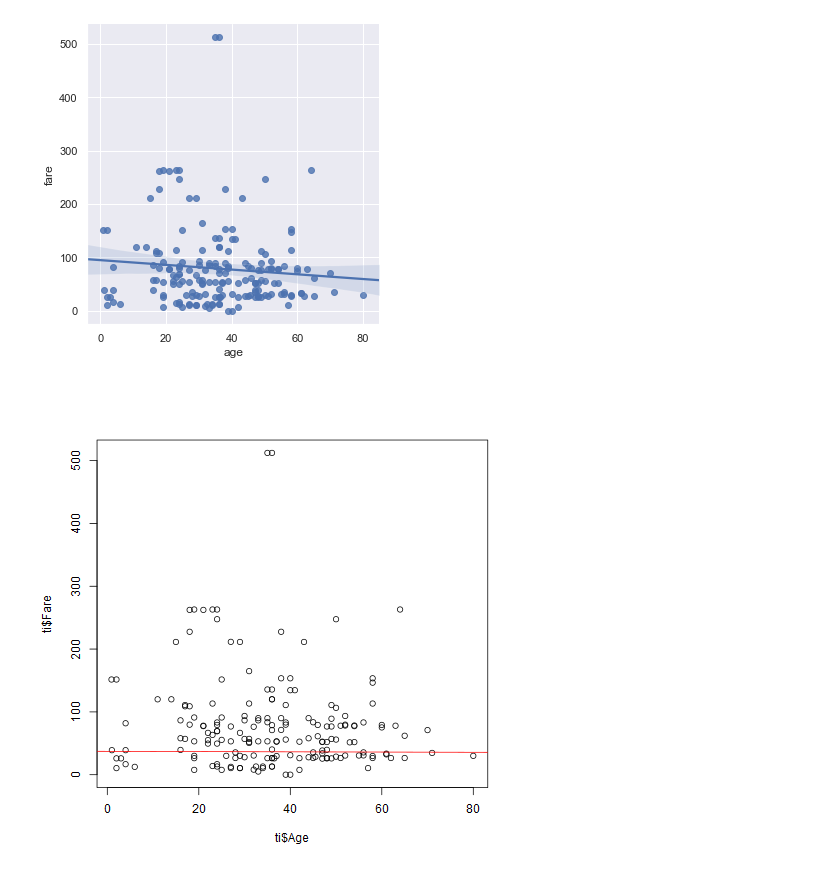
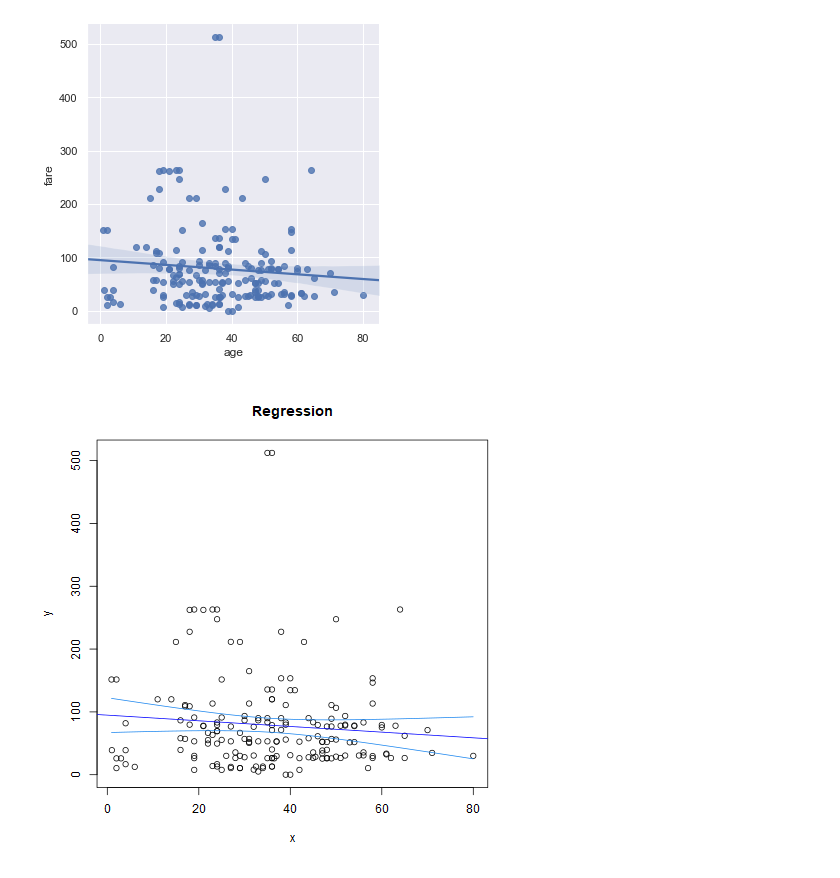
Before and after one commit to kurbaniec/everything-data-science, a Jupyter notebook: Data-Visualization/Quantitiative-Daten.ipynb, the cells around one changed output. Cells and saved outputs as stored; diff of their text form; code cells hidden in the pictures.

Commit message:
Working on scatter plot

```diff
--- a/Data-Visualization/Quantitiative-Daten.ipynb
+++ b/Data-Visualization/Quantitiative-Daten.ipynb
@@ -212,9 +215,20 @@ lines(dens, col = c("dodgerblue4"))
 sns.lmplot(x='age', y='fare', data=ti);
 # %% [output]
 [figure]
-# %%
-%%R
-plot(ti$Age, ti$Fare)
-abline(lm(ti$Age ~ ti$Fare), col="red") # regression line (y~x)
-# %% [output]
-[figure, removed]
+# %%
+%%R
+# Source: https://stackoverflow.com/a/46459957
+# Note temporary variables are important because of "newdata=data.frame(x=newx)".
+# Using ti$Age their results in error.
+x<-ti$Age
+y<-ti$Fare
+# Linear regression
+lm.out <- lm(y ~ x)
+# Confidence interval
+newx = seq(min(x),max(x),by = 0.05)
+conf_interval <- predict(lm.out, newdata=data.frame(x=newx), interval="confidence", level = 0.95)
+plot(x, y, xlab="x", ylab="y", main="Regression")
+abline(lm.out, col="blue")
+matlines(newx, conf_interval[,2:3], col = "dodgerblue2", lty=1)
+# %% [output]
+[figure, added]
```
Also changed, not shown: parts of 4 cells of this notebook.
